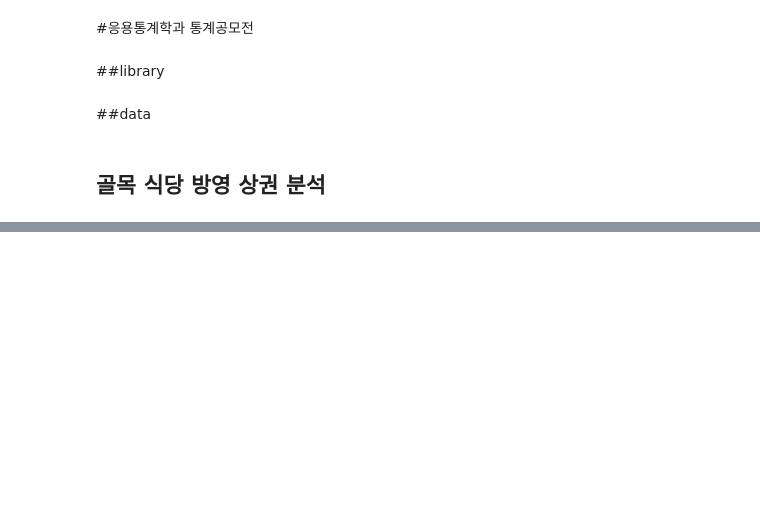
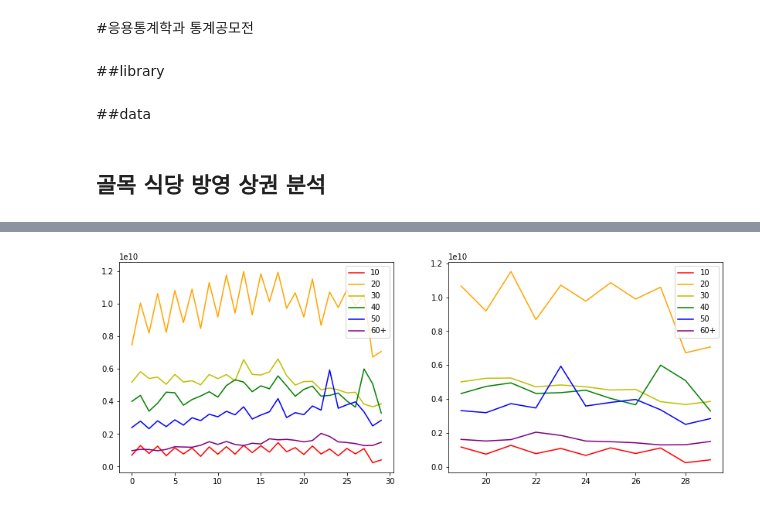
Before and after one commit to WhalepigJun/Competition_CAUST, a Jupyter notebook: st_eda.ipynb, the cells around one changed output, grey strips where cells are left out. Cells and saved outputs as stored; diff of their text form; code cells hidden in the pictures; blank space fills up the shorter version.

```diff
--- a/st_eda.ipynb
+++ b/st_eda.ipynb
@@ -37,0 +110,24 @@ f_pop = pd.read_csv("/content/drive/My Drive/Colab Notebooks/응통
+# %%
+# 연령별
+plt.figure(figsize=(14,5))
+plt.subplot(1,2,1)
+plt.plot(rdf.agrde_10_selng_amt, label="10", color='r')
+plt.plot(rdf.agrde_20_selng_amt, label="20", color='orange')
+plt.plot(rdf.agrde_30_selng_amt, label="30", color='y')
+plt.plot(rdf.agrde_40_selng_amt, label="40", color='g')
+plt.plot(rdf.agrde_50_selng_amt, label="50", color='b')
+plt.plot(rdf.agrde_60_above_selng_amt, label="60+", color='purple')
+plt.legend()
+
+plt.subplot(1,2,2)
+plt.plot(rdf.agrde_10_selng_amt[19:], label="10", color='r')
+plt.plot(rdf.agrde_20_selng_amt[19:], label="20", color='orange')
+plt.plot(rdf.agrde_30_selng_amt[19:], label="30", color='y')
+plt.plot(rdf.agrde_40_selng_amt[19:], label="40", color='g')
+plt.plot(rdf.agrde_50_selng_amt[19:], label="50", color='b')
+plt.plot(rdf.agrde_60_above_selng_amt[19:], label="60+", color='purple')
+plt.legend()
+
+plt.show()
+# %% [output]
+[figure, added]
```
Also changed, not shown: parts of 35 cells of this notebook.
